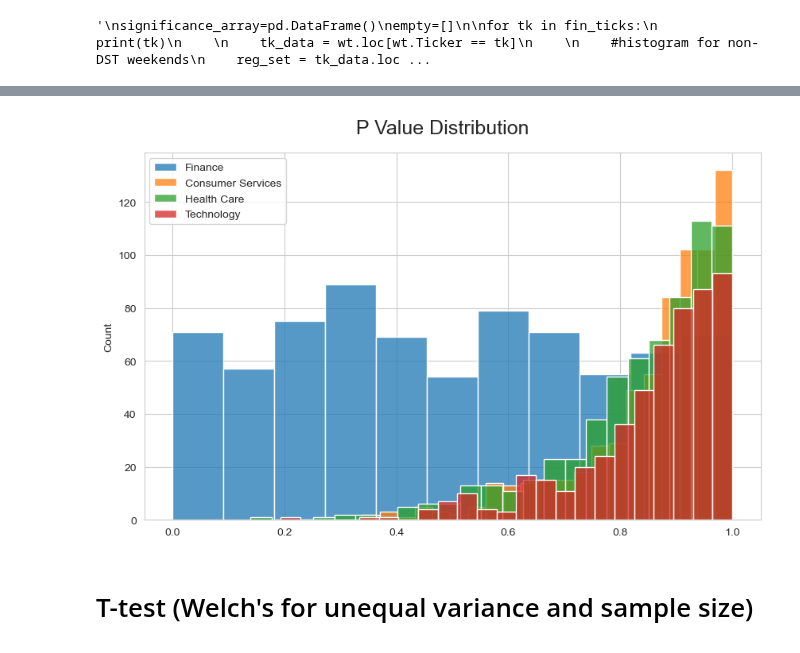
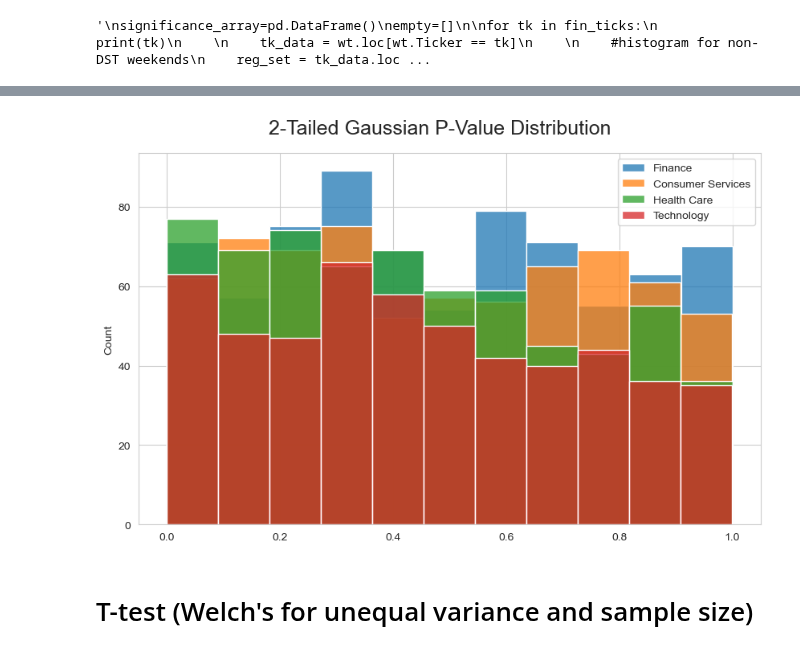
Before and after one commit to ghuckabe/DSTMarketAnalysis, a Jupyter notebook: model_exploration_gabby.ipynb, the cells around one changed output, grey strips where cells are left out. Drawn from its saved outputs; the diff is of its cells as text; code cells hidden in the pictures.

Commit message:
added correct calculation of std of the mean, notebook can now be smoothly run in order, plots at the bottom show nasdaq and nyse results

```diff
--- a/model_exploration_gabby.ipynb
+++ b/model_exploration_gabby.ipynb
@@ -550,18 +550,22 @@ for tk in con_ticks:
     reg_set = tk_data.loc[~tk_data.IS_DST]
     reg_mean = reg_set.Percent_Change.mean()
     reg_std = reg_set.Percent_Change.std()
+    reg_mean_std = reg_std/np.sqrt(len(reg_set))
 
     #histogram for fall DST weekends
     fdst_set = tk_data.loc[(tk_data.IS_DST) & (tk_data.IS_FALL)]
     fdst_mean = fdst_set.Percent_Change.mean()
     fdst_std = fdst_set.Percent_Change.std()
+    fdst_mean_std = fdst_std/np.sqrt(len(fdst_set))
 
     #histogram for spring DST weekends
     sdst_set = tk_data.loc[(tk_data.IS_DST) & (tk_data.IS_SPRING)]
     sdst_mean = sdst_set.Percent_Change.mean()
     sdst_std = sdst_set.Percent_Change.std()
+    sdst_mean_std = sdst_std/np.sqrt(len(sdst_set))
 
-    fz_score = (fdst_mean - reg_mean)/np.sqrt(fdst_std**2+reg_std**2)
+    fz_score = (fdst_mean - reg_mean)/np.sqrt(fdst_mean_std**2+reg_mean_std**2)
+
     if fz_score<0:
         fp_val = 2*stats.norm(loc=0, scale=1).cdf(fz_score)
     else:
@@ -591,18 +595,22 @@ for tk in health_ticks:
     reg_set = tk_data.loc[~tk_data.IS_DST]
     reg_mean = reg_set.Percent_Change.mean()
     reg_std = reg_set.Percent_Change.std()
+    reg_mean_std = reg_std/np.sqrt(len(reg_set))
 
     #histogram for fall DST weekends
     fdst_set = tk_data.loc[(tk_data.IS_DST) & (tk_data.IS_FALL)]
     fdst_mean = fdst_set.Percent_Change.mean()
     fdst_std = fdst_set.Percent_Change.std()
+    fdst_mean_std = fdst_std/np.sqrt(len(fdst_set))
 
     #histogram for spring DST weekends
     sdst_set = tk_data.loc[(tk_data.IS_DST) & (tk_data.IS_SPRING)]
     sdst_mean = sdst_set.Percent_Change.mean()
     sdst_std = sdst_set.Percent_Change.std()
+    sdst_mean_std = sdst_std/np.sqrt(len(sdst_set))
 
-    fz_score = (fdst_mean - reg_mean)/np.sqrt(fdst_std**2+reg_std**2)
+    fz_score = (fdst_mean - reg_mean)/np.sqrt(fdst_mean_std**2+reg_mean_std**2)
+
     if fz_score<0:
         fp_val = 2*stats.norm(loc=0, scale=1).cdf(fz_score)
     else:
@@ -632,18 +640,22 @@ for tk in tech_ticks:
     reg_set = tk_data.loc[~tk_data.IS_DST]
     reg_mean = reg_set.Percent_Change.mean()
     reg_std = reg_set.Percent_Change.std()
+    reg_mean_std = reg_std/np.sqrt(len(reg_set))
 
     #histogram for fall DST weekends
     fdst_set = tk_data.loc[(tk_data.IS_DST) & (tk_data.IS_FALL)]
     fdst_mean = fdst_set.Percent_Change.mean()
     fdst_std = fdst_set.Percent_Change.std()
+    fdst_mean_std = fdst_std/np.sqrt(len(fdst_set))
 
     #histogram for spring DST weekends
     sdst_set = tk_data.loc[(tk_data.IS_DST) & (tk_data.IS_SPRING)]
     sdst_mean = sdst_set.Percent_Change.mean()
     sdst_std = sdst_set.Percent_Change.std()
+    sdst_mean_std = sdst_std/np.sqrt(len(sdst_set))
 
-    fz_score = (fdst_mean - reg_mean)/np.sqrt(fdst_std**2+reg_std**2)
+    fz_score = (fdst_mean - reg_mean)/np.sqrt(fdst_mean_std**2+reg_mean_std**2)
+
     if fz_score<0:
         fp_val = 2*stats.norm(loc=0, scale=1).cdf(fz_score)
     else:
@@ -679,27 +707,27 @@ fin_mean_significance_array.dropna().sort_values(by = 'fall_ttest_pval')
 # %%
 # define subplot grid
 fig, axes = plt.subplots(nrows=1, ncols=1, figsize=(10, 6))
 plt.subplots_adjust(hspace=0.5)
-fig.suptitle("P Value Distribution", fontsize=18, y=0.95)
+fig.suptitle("2-Tailed Gaussian P-Value Distribution", fontsize=18, y=0.95)
 
 # loop through tickers and axes
 #for tk, axes in zip(ticker_list, axs.ravel()):
     # filter df for ticker and plot on specified axes
 sns.histplot(ax=axes, data = fin_mean_significance_array.dropna(), x="fall_2tailgaussian_pval", label='Finance')#, kde=True)
 sns.histplot(ax=axes, data = cs_mean_significance_array.dropna(), x="fall_2tailgaussian_pval", label='Consumer Services')#, kde=True)
 sns.histplot(ax=axes, data = hc_mean_significance_array.dropna(), x="fall_2tailgaussian_pval", label='Health Care')#, kde=True)
 sns.histplot(ax=axes, data = tc_mean_significance_array.dropna(), x="fall_2tailgaussian_pval", label='Technology')#, kde=True)
 
 axes.legend()
 
     # chart formatting
 #axes.set_title(tk.upper())
     #axes.get_legend().remove()
 axes.set_xlabel("")
 
 plt.show()
 # %% [output]
-[figure, old version]
+[figure, new version]
 # %% [markdown]
 # T-test (Welch's for unequal variance and sample size)
 # %%
```
Also changed, not shown: parts of 11 cells of this notebook.
